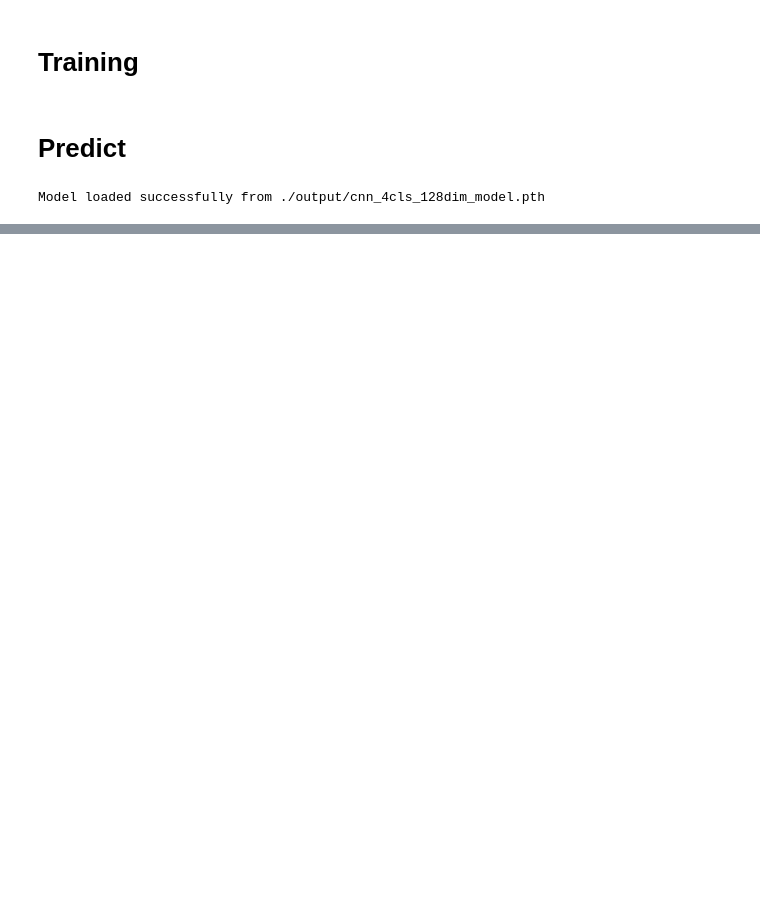
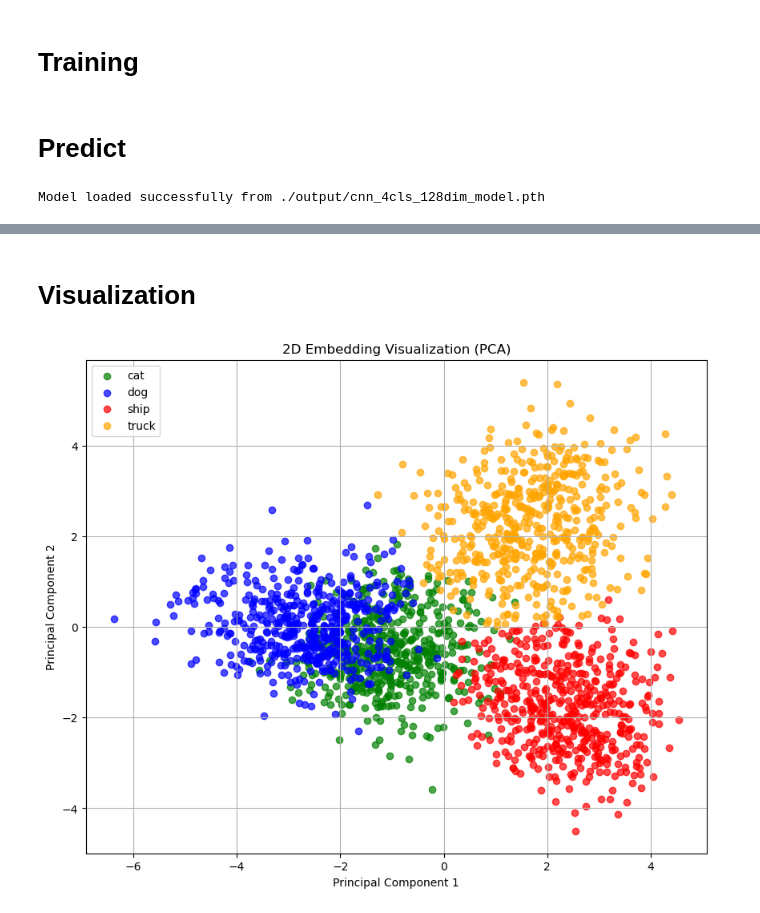
Before and after one commit to tianyi-wang-io/demension-reduction-by-learning-invariant, a Jupyter notebook: notebook.ipynb, the cells around one changed output, grey strips where cells are left out. Saved outputs shown, nothing was run; the diff lists cells and outputs as text; code cells hidden in the pictures; blank space fills up the shorter version.

```diff
--- a/notebook.ipynb
+++ b/notebook.ipynb
@@ -161,0 +195,34 @@ show_image(test_dataset[1][0])
+# %%
+labels = np.array(labels)
+embeddings = np.array([i for i in embeddings])
+# %% [markdown]
+# Visualization
+# %%
+reduced_embeddings = reduce_dimension_pca(embeddings)
+# %%
+reduced_embeddings, labels = sample_per_class(reduced_embeddings, labels, 500)
+# %%
+color_map = {
+    'cat': 'green',
+    'dog': 'blue',
+    'ship': 'red',
+    'truck': 'orange'
+}
+colors = [color_map[i] for i in labels]
+# %%
+plt.figure(figsize=(10, 8))
+for i in np.unique(labels):
+    index = np.where(labels==i)[0]
+    x = reduced_embeddings[index, 0]
+    y = reduced_embeddings[index, 1]
+    color = color_map[i]
+    label = i
+    plt.scatter(x, y, c=color, label=label, alpha=0.7)
+plt.title("2D Embedding Visualization (PCA)")
+plt.xlabel("Principal Component 1")
+plt.ylabel("Principal Component 2")
+plt.legend()
+plt.grid(True)
+plt.show()
+# %% [output]
+[figure, added]
```
Also changed, not shown: parts of 16 cells of this notebook, 9 other files.
